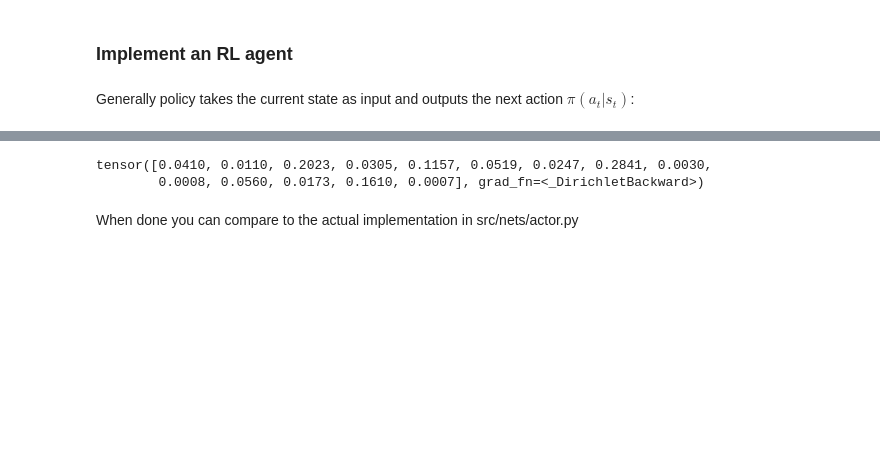
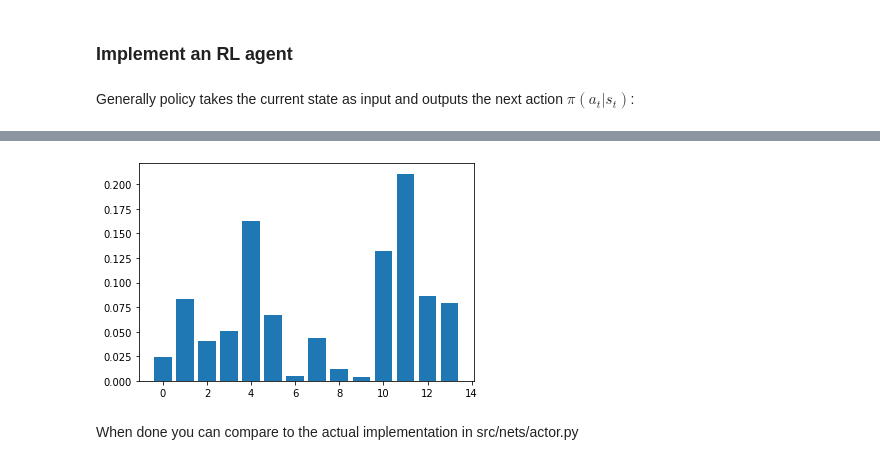
Before and after one commit to gigitresca/amod_complete_repo, a Jupyter notebook: tutorial_caro.ipynb, the cells around one changed output, grey strips where cells are left out. Saved outputs shown, nothing was run; the diff lists cells and outputs as text; code cells hidden in the pictures; blank space fills up the shorter version.

```diff
--- a/tutorial_caro.ipynb
+++ b/tutorial_caro.ipynb
@@ -206,16 +207,18 @@ class GNNActor(nn.Module):
     Actor \pi(a_t | s_t) parametrizing the concentration parameters of a Dirichlet Policy.
     """
 
-    def __init__(self, in_channels, hidden_size=32):
+    def __init__(self, in_channels, hidden_size=32, act_dim=6):
         super().__init__()
         self.in_channels = in_channels
-
-
+        self.act_dim = act_dim
+        self.conv1 = GCNConv(in_channels, in_channels)
         self.lin1 = nn.Linear(in_channels, hidden_size)
         self.lin2 = nn.Linear(hidden_size, hidden_size)
         self.lin3 = nn.Linear(hidden_size, 1)
 
-    def forward(self, state, edge_index):
+    def forward(self, state, edge_index, deterministic=False):
+        out = F.relu(self.conv1(state, edge_index))
+        x = out + state
 
         x = F.leaky_relu(self.lin1(x))
         x = F.leaky_relu(self.lin2(x))
@@ -229,16 +232,16 @@ class GNNActor(nn.Module):
 # %%
 state = torch.ones(14, 13)
 edge_index  = torch.tensor([[0, 1, 2, 3, 4, 5, 6, 7, 8, 9, 10, 11, 12, 13],
                             [1, 2, 3, 4, 5, 6, 7, 8, 9, 10, 11, 12, 13, 0]])
 
 actor = GNNActor(in_channels=13)
 
 action = actor(state, edge_index)
 
-action
+plt.bar(range(14), action.detach().numpy())
+plt.show()
 # %% [output]
-tensor([0.0410, 0.0110, 0.2023, 0.0305, 0.1157, 0.0519, 0.0247, 0.2841, 0.0030,
-        0.0008, 0.0560, 0.0173, 0.1610, 0.0007], grad_fn=<_DirichletBackward>)
+[figure, added]
 # %% [markdown]
 When done you can compare to the actual implementation in src/nets/actor.py
 # %% [markdown]
```
Also changed, not shown: parts of 15 cells of this notebook, 3 other files.
